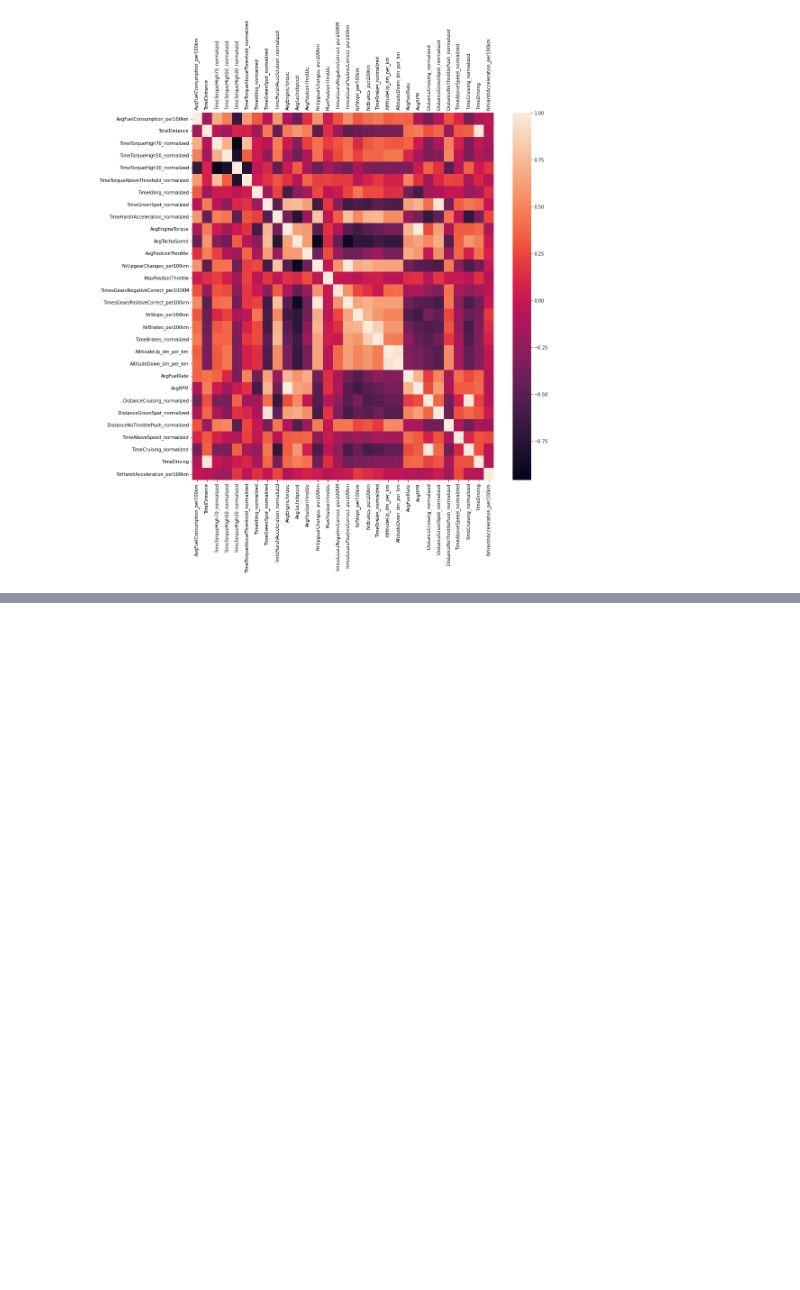
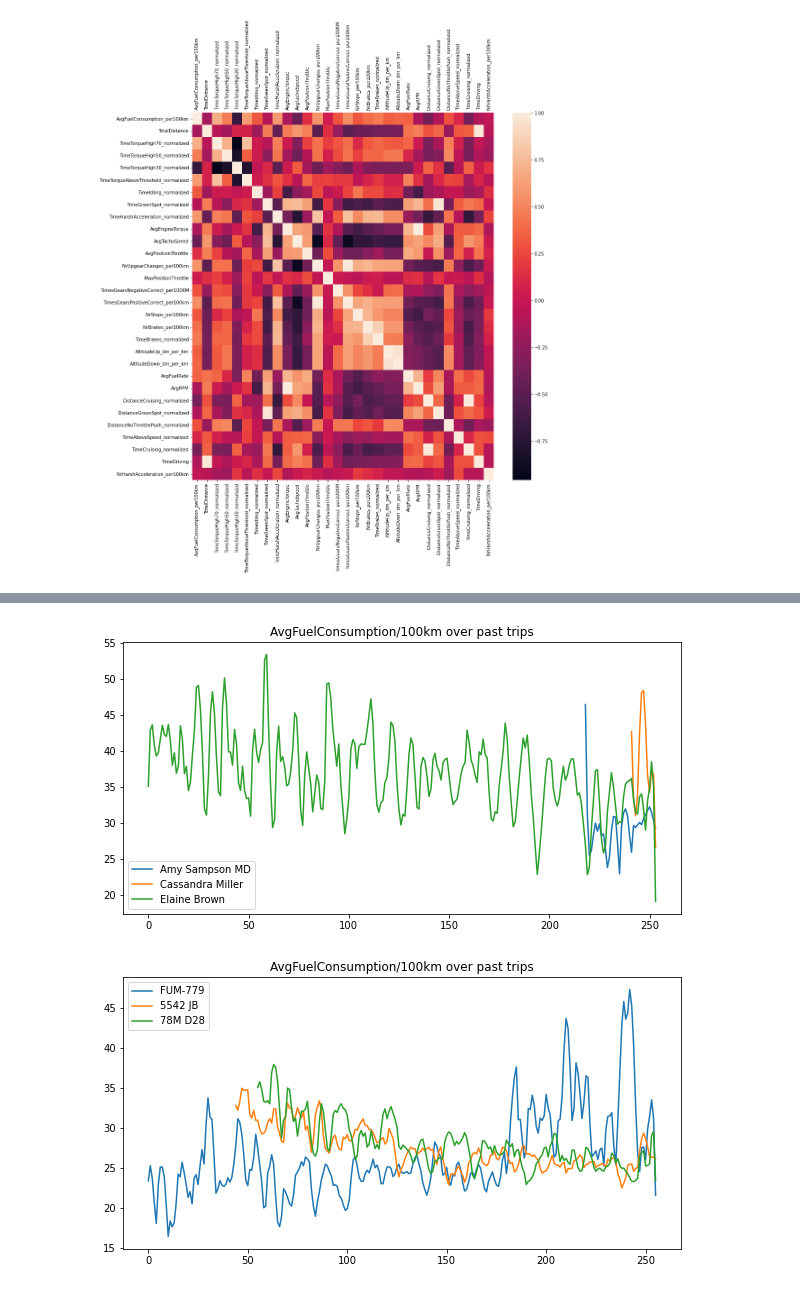
Before and after one commit to vauhochzett/ZF-Smart-Planner, a Jupyter notebook: Analysis.ipynb, the cells around one changed output, grey strips where cells are left out. Cells and saved outputs as stored; diff of their text form; code cells hidden in the pictures; blank space fills up the shorter version.

```diff
--- a/Analysis.ipynb
+++ b/Analysis.ipynb
@@ -136 +212,42 @@ def get_driver(selection_criteria, weights=None):
+# %%
+import matplotlib.pyplot as plt
+from scipy.signal import savgol_filter
+
+def get_xy(y, start=0, end=-1, smoothen=True):
+    y = np.array(y)
+    x = np.arange(start, start + len(y) if end < 0 else end)
+    return x, savgol_filter(y, 7, 3) if smoothen else y
+
+def select_id_rows(id_, key_):
+    return ZF_DATA_timestamped[ZF_DATA_timestamped[key_] == id_]
+
+def select_driver(driverid):
+    return select_id_rows(driverid, KEYS.DriverID)
+
+def select_vehicle(vehicleid):
+    return select_id_rows(vehicleid, KEYS.VehicleID)
+
+def plot_over_past_trips(selected_ids, key_, name_key=None):
+    plt.figure(figsize=(10,5))
+
+    driver_avgfuel = []
+    max_length = max([len(select_id_rows(s, key_)) for s in selected_ids])
+
+    for id_ in selected_ids:
+        zf_data = select_id_rows(id_, key_)
+        plt.plot(
+            *get_xy(
+                zf_data['AvgFuelConsumption_per100km'],
+                start=max_length - len(zf_data), end=max_length),
+            alpha=1, label=zf_data[name_key if name_key else key_].iloc[0])
+
+    plt.legend()
+    plt.title("AvgFuelConsumption/100km over past trips")
+
+plot_over_past_trips(['Driver4','Driver5','Driver6'], KEYS.DriverID, 'name')
+plt.show()
+plot_over_past_trips(['Vehicle7','Vehicle8','Vehicle9'], KEYS.VehicleID, 'plate')
+# %% [output]
+[figure, added]
+[figure, added]
 # %%
```
Also changed, not shown: parts of 24 cells of this notebook.
